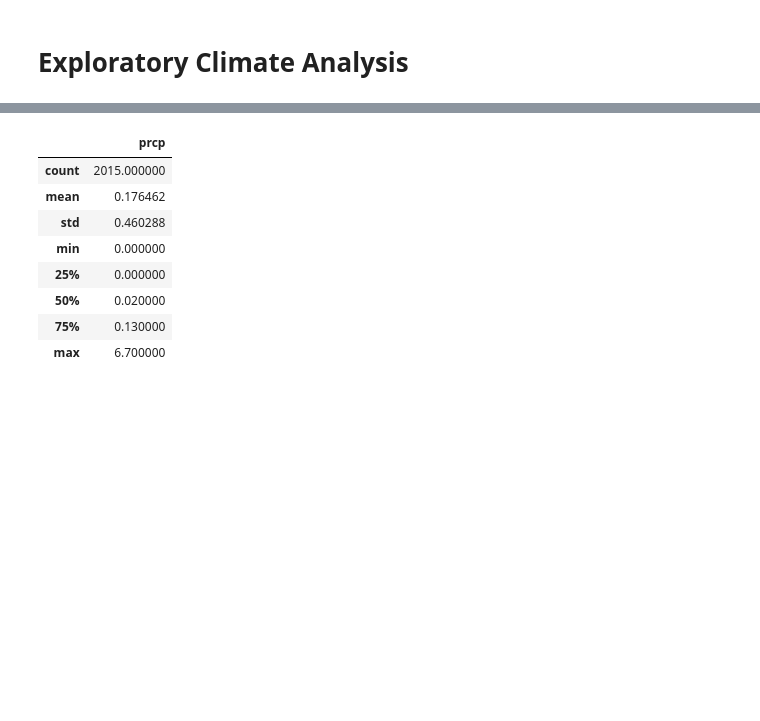
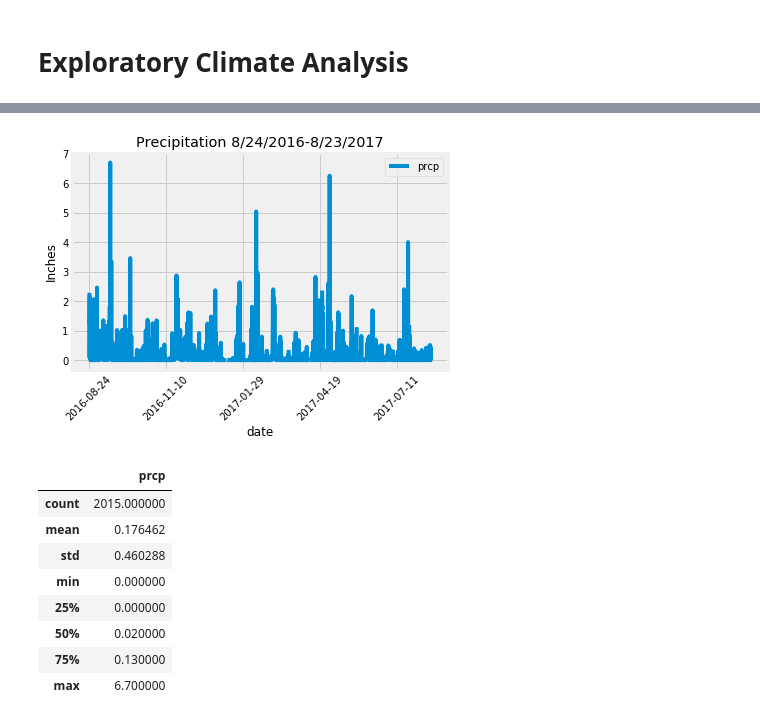
Before and after one commit to BeLacy87/sqlalchemy-challenge, a Jupyter notebook: climate_starter.ipynb, the cells around one changed output, grey strips where cells are left out. Drawn from its saved outputs; the diff is of its cells as text; code cells hidden in the pictures; blank space fills up the shorter version.

```diff
--- a/climate_starter.ipynb
+++ b/climate_starter.ipynb
@@ -55,12 +55,8 @@ order_by(Measurement.date).all()
 
 # Save the query results as a Pandas DataFrame and set the index to the date column
 precip_df=pd.DataFrame(result)
-precip_df.set_index('date')
+precip_df.set_index('date', inplace=True)
+precip_df
 
 # Sort the dataframe by date
-
-# Use Pandas Plotting with Matplotlib to plot the data
-x_axis=np.arange(len(precip_df))
-plt.bar(x_axis, precip_df['prcp'])
-plt.show()
 # %% [output]
@@ -68,3 +77,14 @@ plt.show()
+# %%
+# Use Pandas Plotting with Matplotlib to plot the data
+precip_df.plot()
+plt.title("Precipitation 8/24/2016-8/23/2017")
+plt.ylabel('Inches')
+plt.xticks(rotation=45)
+plt.legend(loc='upper right')
+plt.ylim=(0,max(precip_df['prcp'])+1)
+plt.show()
+# %% [output]
+[figure, added]
 # %%
 # Use Pandas to calcualte the summary statistics for the precipitation data
 precip_df.describe()
```
Also changed, not shown: parts of 12 cells of this notebook.
